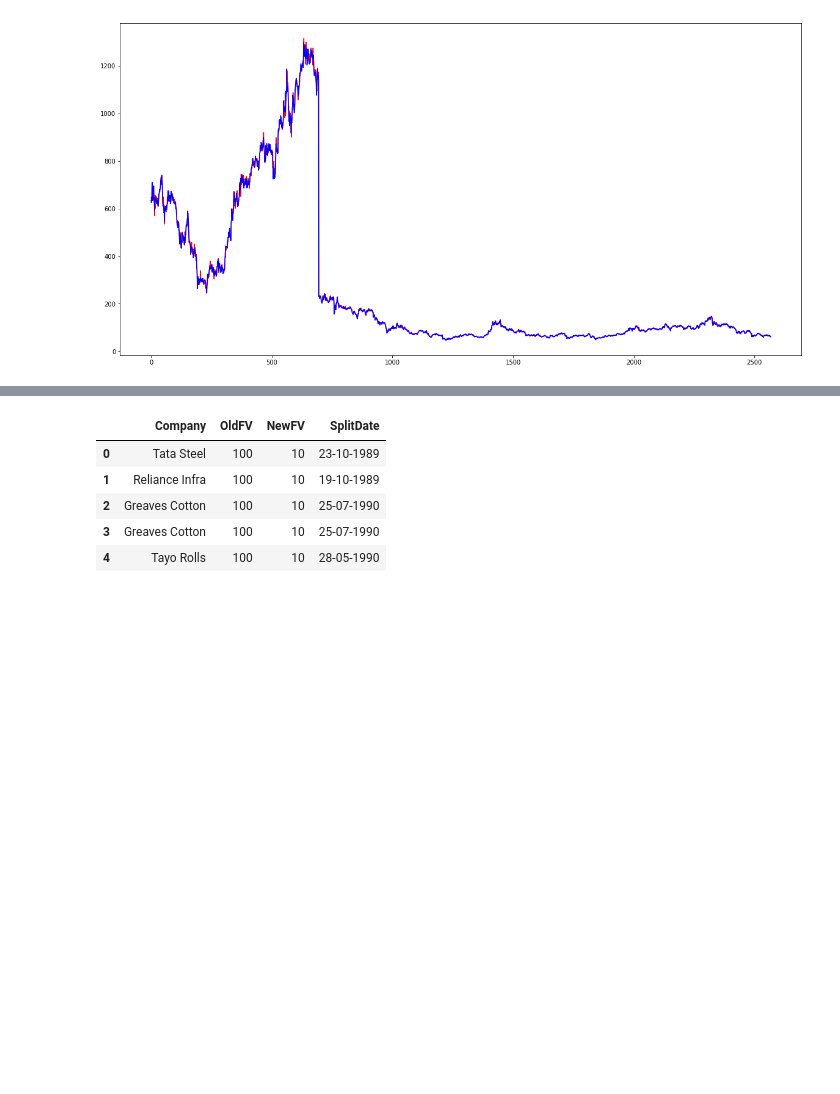
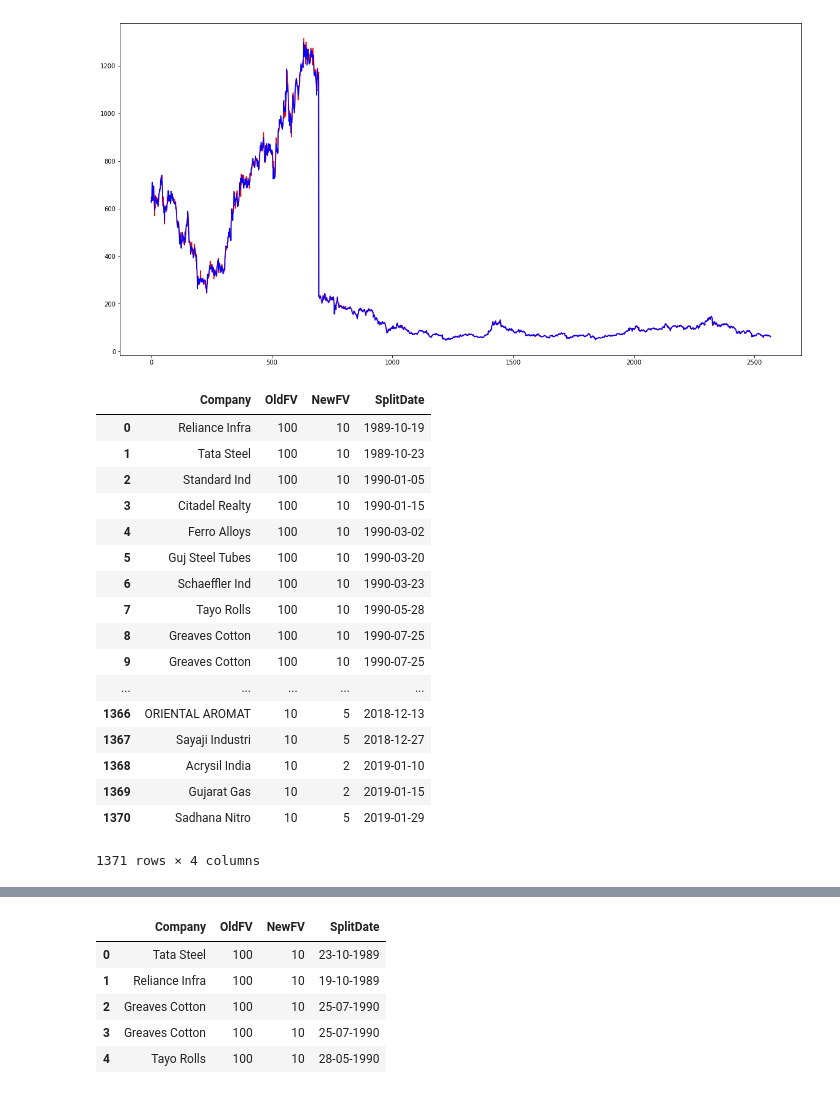
Before and after one commit to PrajwalPrashanth/DataloreLabsInternship, a Jupyter notebook: Adjust stock price/Untitled-Copy1.ipynb, the cells around one changed output, grey strips where cells are left out. Drawn from its saved outputs; the diff is of its cells as text; code cells hidden in the pictures; blank space fills up the shorter version.

```diff
--- a/Adjust stock price/Untitled-Copy1.ipynb
+++ b/Adjust stock price/Untitled-Copy1.ipynb
@@ -49,3 +54,25 @@ price_df['Date'] = pd.to_datetime(price_df['Date'], format='%Y-%m-%d')
 path = Path('../Split and bonus data/moneycontrol.com_scrape')
 split_df = pd.read_csv(path/"stocks_split_data.csv")
 bonus_df = pd.read_csv(path/"bonus_issue_data.csv")
+# %%
+split_df['SplitDate'] = pd.to_datetime(split_df['SplitDate'], format='%d-%m-%Y')
+split_df.sort_values(by=['SplitDate']).reset_index(drop=True)
+# %% [output]
+|  | Company | OldFV | NewFV | SplitDate |
+| 0 | Reliance Infra | 100 | 10 | 1989-10-19 |
+| 1 | Tata Steel | 100 | 10 | 1989-10-23 |
+| 2 | Standard Ind | 100 | 10 | 1990-01-05 |
+| 3 | Citadel Realty | 100 | 10 | 1990-01-15 |
+| 4 | Ferro Alloys | 100 | 10 | 1990-03-02 |
+| 5 | Guj Steel Tubes | 100 | 10 | 1990-03-20 |
+| 6 | Schaeffler Ind | 100 | 10 | 1990-03-23 |
+| 7 | Tayo Rolls | 100 | 10 | 1990-05-28 |
+| 8 | Greaves Cotton | 100 | 10 | 1990-07-25 |
+| 9 | Greaves Cotton | 100 | 10 | 1990-07-25 |
+| ... | ... | ... | ... | ... |
+| 1366 | ORIENTAL AROMAT | 10 | 5 | 2018-12-13 |
+| 1367 | Sayaji Industri | 10 | 5 | 2018-12-27 |
+| 1368 | Acrysil India | 10 | 2 | 2019-01-10 |
+| 1369 | Gujarat Gas | 10 | 2 | 2019-01-15 |
+| 1370 | Sadhana Nitro | 10 | 5 | 2019-01-29 |
+1371 rows × 4 columns
```
Also changed, not shown: parts of 9 cells of this notebook, 5 other files.
